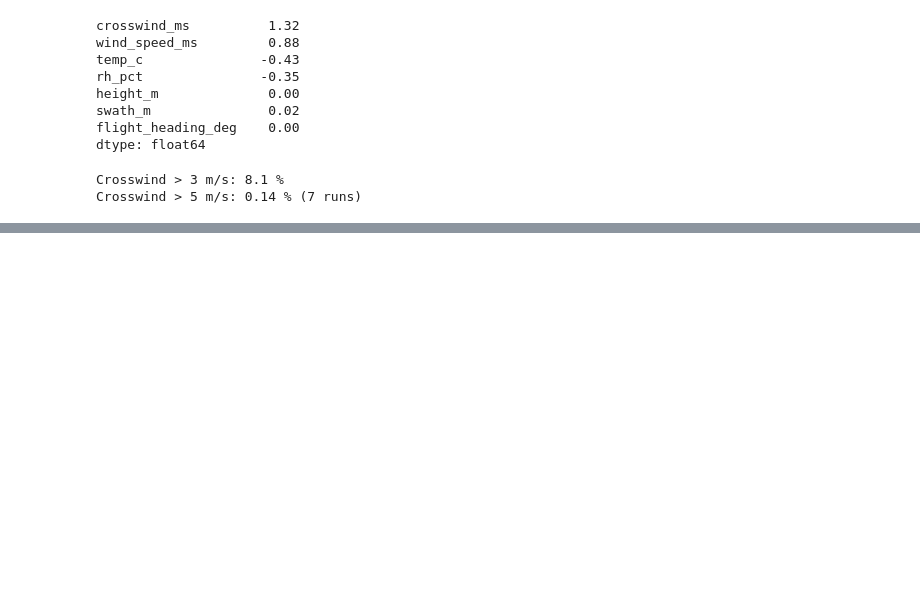
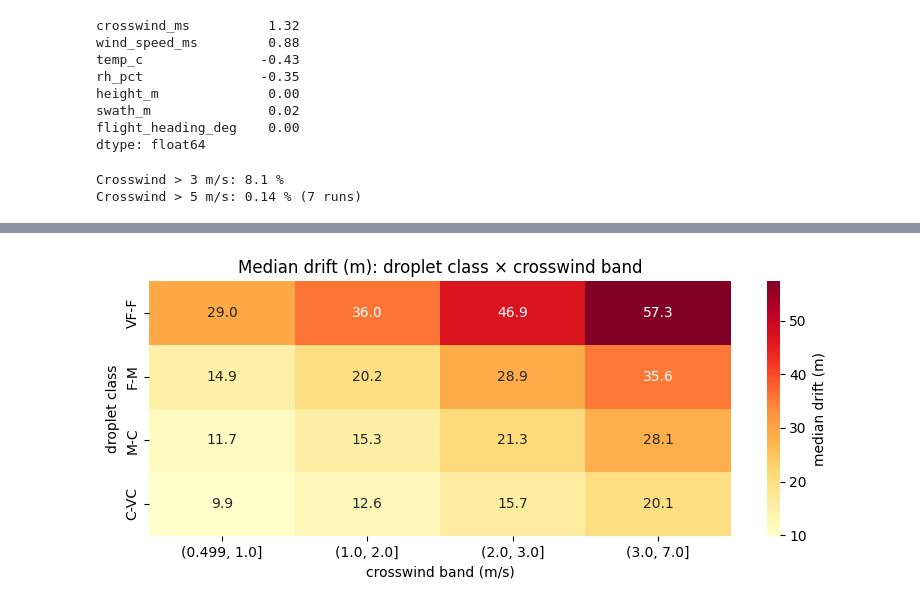
Before and after one commit to ShiharaXcor/AI-Driven-Drone-System-for-Precision-Spraying-in-Sri-Lankan-Tea-Plantations-J26-DS-346, a Jupyter notebook: component2_wind_spraying/eda/eda_datasetA.ipynb, the cells around one changed output, grey strips where cells are left out. Saved outputs shown, nothing was run; the diff lists cells and outputs as text; code cells hidden in the pictures; blank space fills up the shorter version.

```diff
--- a/component2_wind_spraying/eda/eda_datasetA.ipynb
+++ b/component2_wind_spraying/eda/eda_datasetA.ipynb
@@ -256,0 +268,4 @@ Crosswind > 5 m/s: 0.14 % (7 runs)
+# %%
+df["cw_band"] = pd.cut(df["crosswind_ms"], bins=[0.5, 1, 2, 3, 7], include_lowest=True)
+df["h_band"] = pd.cut(df["height_m"], bins=[2.0, 2.5, 3.0, 3.5], include_lowest=True)
+df.pivot_table(index="cw_band", columns="h_band", values=TARGET, aggfunc="median", observed=True).round(1)
@@ -256,0 +288,8 @@ Crosswind > 5 m/s: 0.14 % (7 runs)
+# %%
+inter = df.pivot_table(index="droplet_class", columns="cw_band", values=TARGET, aggfunc="median", observed=True).loc[ORDER].round(1)
+plt.figure(figsize=(8, 3.5))
+sns.heatmap(inter, annot=True, fmt=".1f", cmap="YlOrRd", cbar_kws={"label": "median drift (m)"})
+plt.title("Median drift (m): droplet class × crosswind band"); plt.xlabel("crosswind band (m/s)"); plt.ylabel("droplet class")
+save("fig6_interaction")
+# %% [output]
+[figure, added]
```
Also changed, not shown: parts of 4 cells of this notebook, 1 other file.
